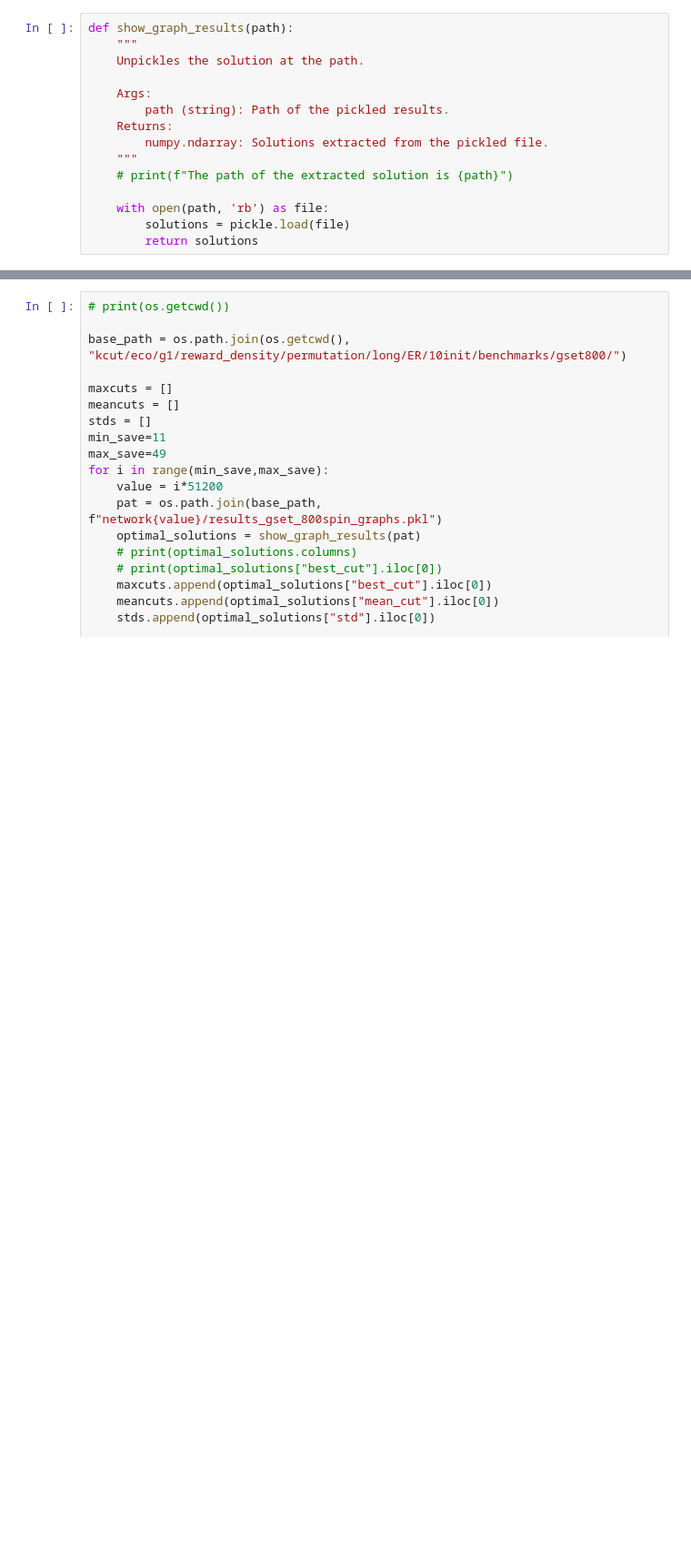
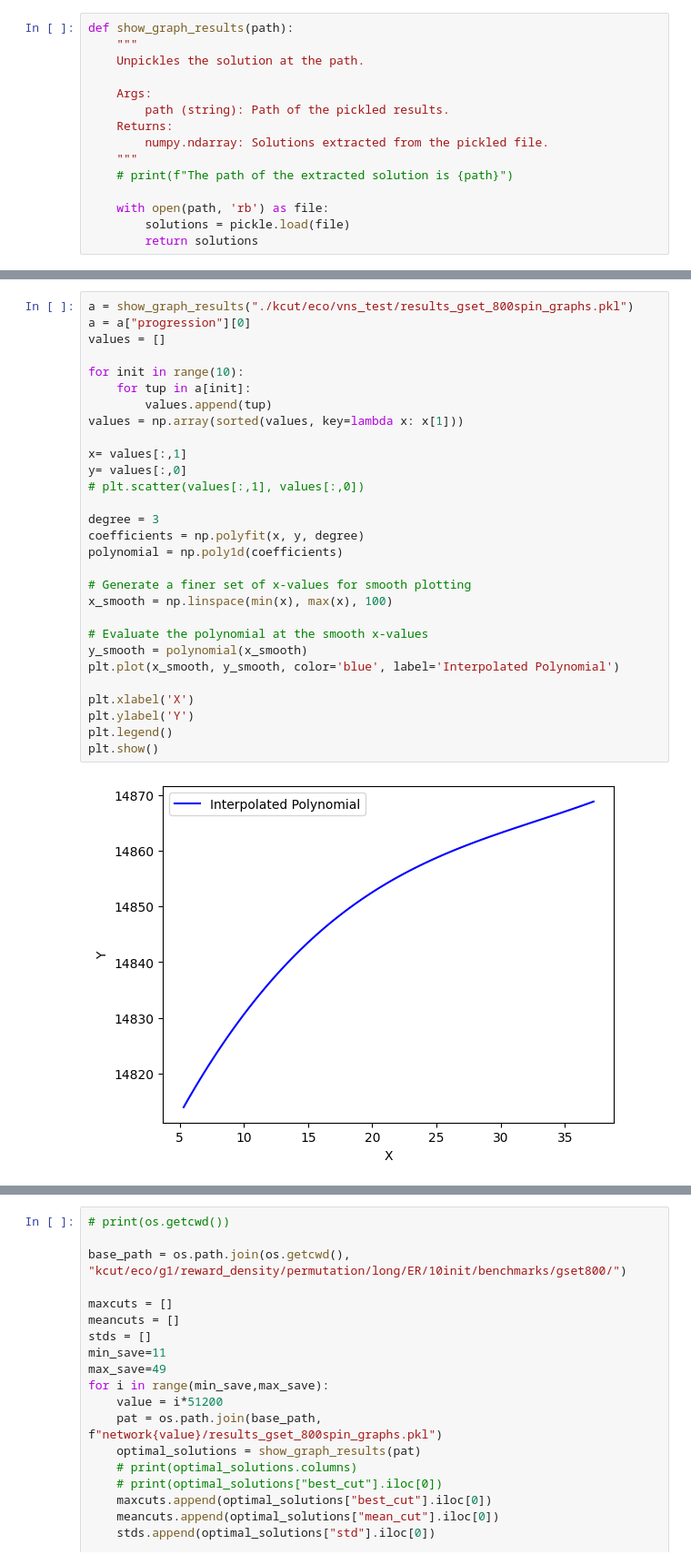
Before and after one commit to Gatorino/eco-dqn, a Jupyter notebook: plots.ipynb, the cells around one changed output, grey strips where cells are left out. Shown: that part at 91% size. Drawn from its saved outputs; the diff is of its cells as text; blank space fills up the shorter version.

```diff
--- a/plots.ipynb
+++ b/plots.ipynb
@@ -22,3 +87,34 @@ def show_graph_results(path):
+# %%
+a = show_graph_results("./kcut/eco/vns_test/results_gset_800spin_graphs.pkl")
+a = a["progression"][0]
+values = []
+
+for init in range(10):
+    for tup in a[init]:
+        values.append(tup)
+values = np.array(sorted(values, key=lambda x: x[1]))
+
+x= values[:,1]
+y= values[:,0]
+# plt.scatter(values[:,1], values[:,0])
+
+degree = 3
+coefficients = np.polyfit(x, y, degree)
+polynomial = np.poly1d(coefficients)
+
+# Generate a finer set of x-values for smooth plotting
+x_smooth = np.linspace(min(x), max(x), 100)
+
+# Evaluate the polynomial at the smooth x-values
+y_smooth = polynomial(x_smooth)
+plt.plot(x_smooth, y_smooth, color='blue', label='Interpolated Polynomial')
+
+plt.xlabel('X')
+plt.ylabel('Y')
+plt.legend()
+plt.show()
+# %% [output]
+[figure, added]
 # %%
 # print(os.getcwd())
 
```
Also changed, not shown: parts of 3 cells of this notebook.
